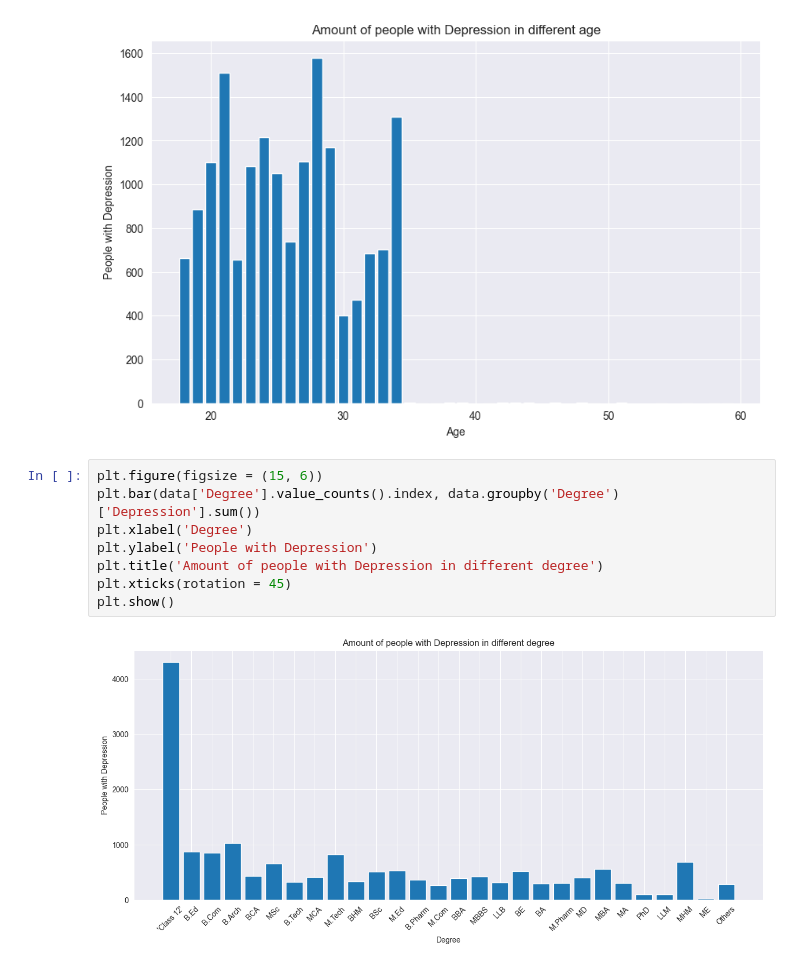
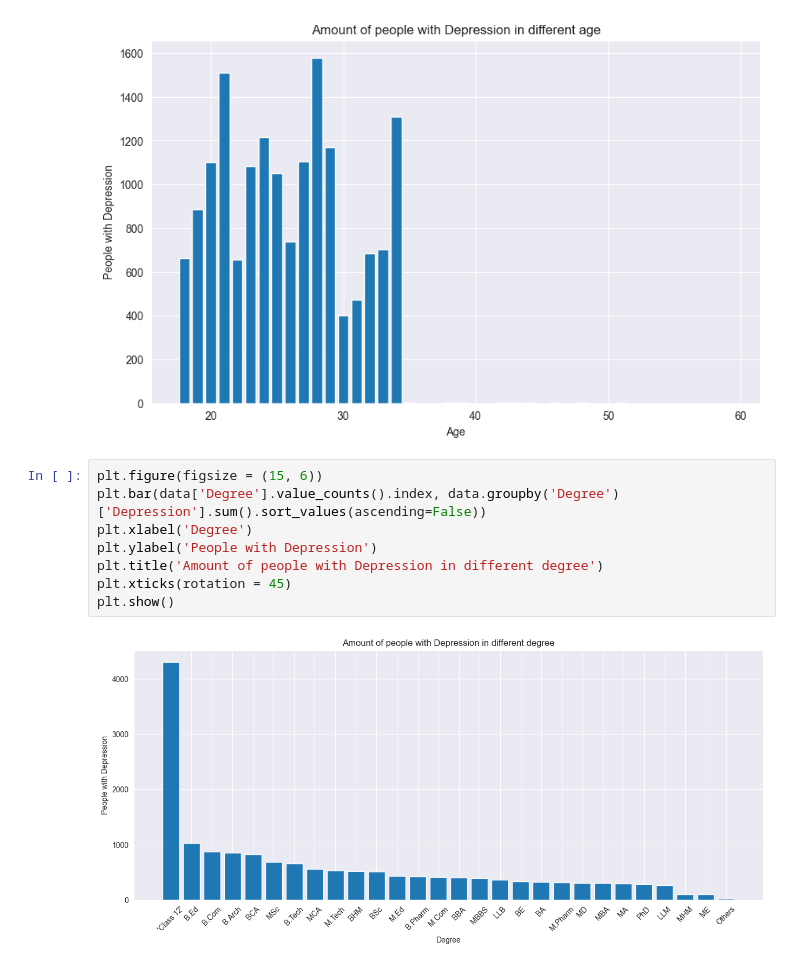
Before and after one commit to ToblerX/student_data_analysis, a Jupyter notebook: sample.ipynb, the cells around one changed output. Drawn from its saved outputs; the diff is of its cells as text.

Commit message:
Correlation of degree and depressed students - descending sort

```diff
--- a/sample.ipynb
+++ b/sample.ipynb
@@ -108,11 +108,11 @@ plt.show()
 [figure]
 # %%
 plt.figure(figsize = (15, 6))
-plt.bar(data['Degree'].value_counts().index, data.groupby('Degree')['Depression'].sum())
+plt.bar(data['Degree'].value_counts().index, data.groupby('Degree')['Depression'].sum().sort_values(ascending=False))
 plt.xlabel('Degree')
 plt.ylabel('People with Depression')
 plt.title('Amount of people with Depression in different degree')
 plt.xticks(rotation = 45)
 plt.show()
 # %% [output]
-[figure, old version]
+[figure, new version]
```
